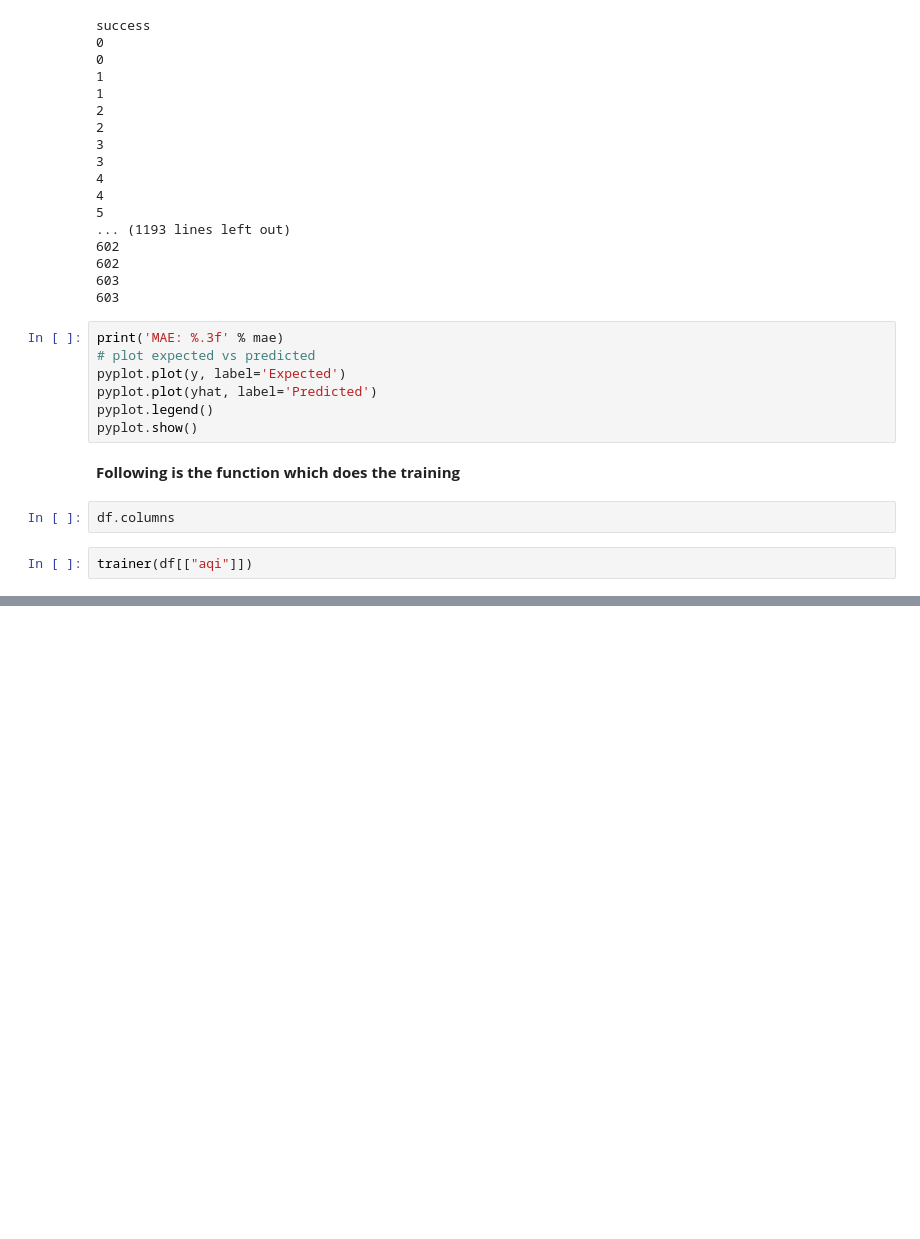
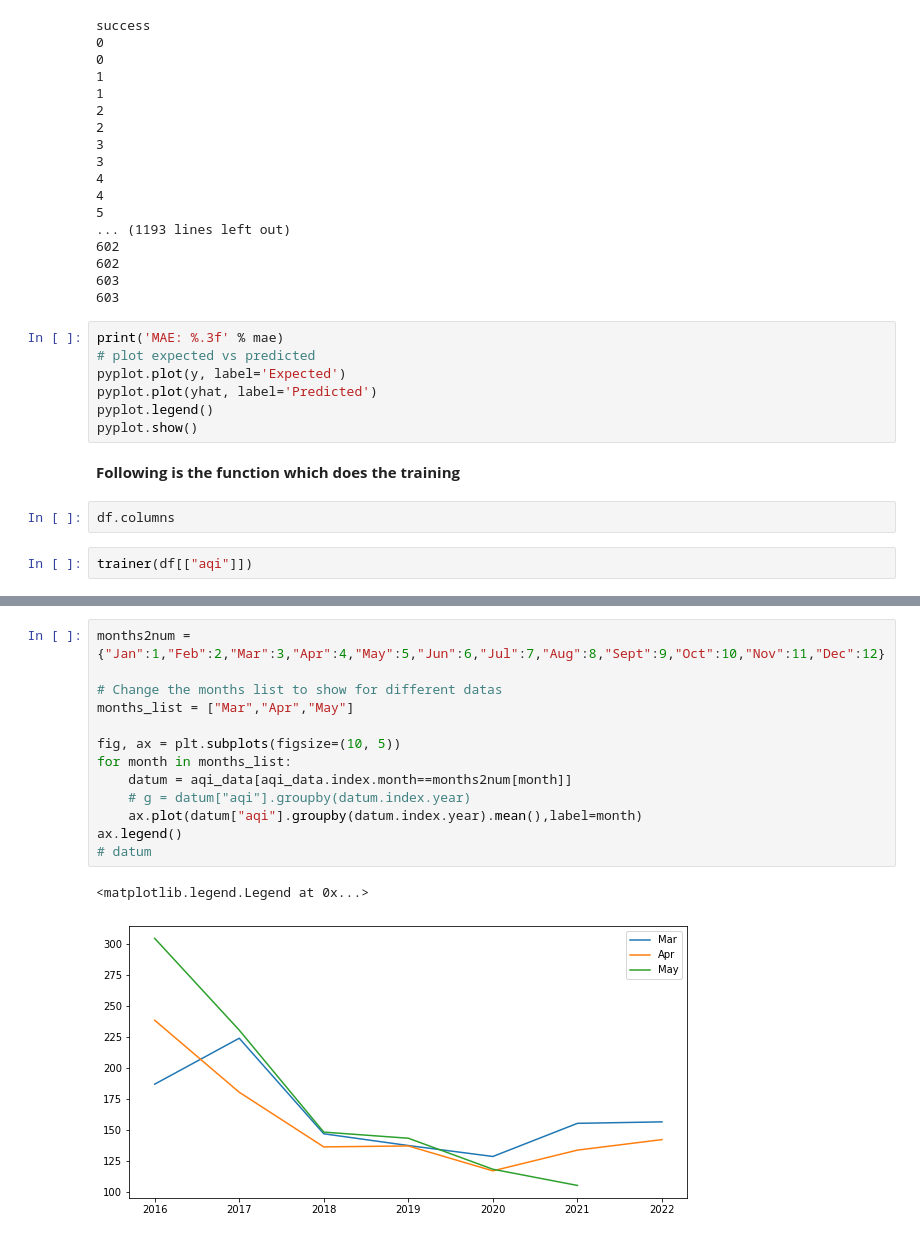
Before and after one commit to quasar-U127/AQI-forcasting, a Jupyter notebook: air_quality_analysis.ipynb, the cells around one changed output, grey strips where cells are left out. Cells and saved outputs as stored; diff of their text form; blank space fills up the shorter version.

```diff
--- a/air_quality_analysis.ipynb
+++ b/air_quality_analysis.ipynb
@@ -437,0 +484,16 @@ trainer(df[["aqi"]])
+# %%
+months2num = {"Jan":1,"Feb":2,"Mar":3,"Apr":4,"May":5,"Jun":6,"Jul":7,"Aug":8,"Sept":9,"Oct":10,"Nov":11,"Dec":12}
+
+# Change the months list to show for different datas
+months_list = ["Mar","Apr","May"]
+
+fig, ax = plt.subplots(figsize=(10, 5))
+for month in months_list:
+    datum = aqi_data[aqi_data.index.month==months2num[month]]
+    # g = datum["aqi"].groupby(datum.index.year)
+    ax.plot(datum["aqi"].groupby(datum.index.year).mean(),label=month)
+ax.legend()
+# datum
+# %% [output]
+<matplotlib.legend.Legend at 0x...>
+[figure, added]
```
Also changed, not shown: parts of 12 cells of this notebook, 2 other files.
